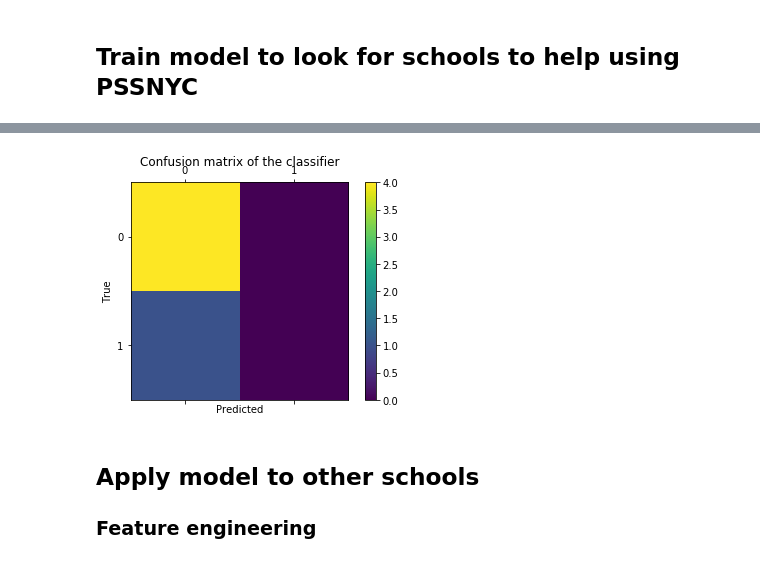
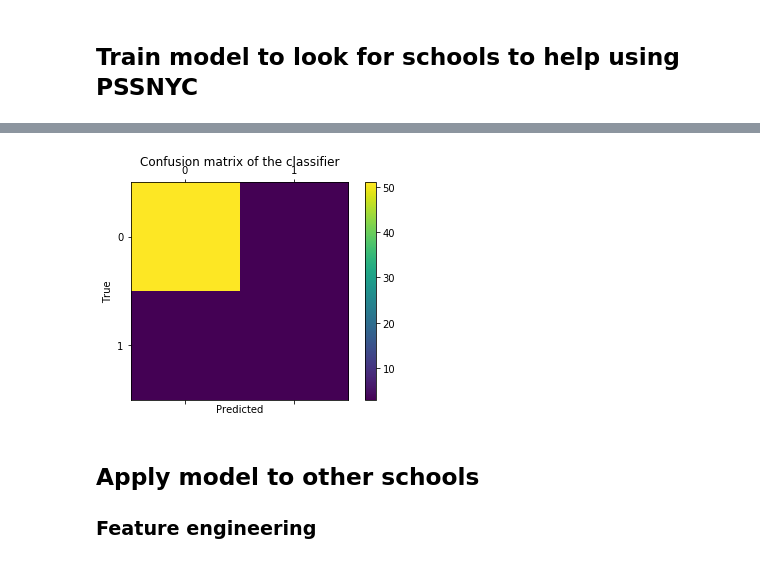
Before and after one commit to mohanliu/passnyc_dataset, a Jupyter notebook: passnyc.ipynb, the cells around one changed output, grey strips where cells are left out. Drawn from its saved outputs; the diff is of its cells as text; code cells hidden in the pictures.

```diff
--- a/passnyc.ipynb
+++ b/passnyc.ipynb
@@ -739,7 +738,9 @@ def select_features(model, ftrs, criteria):
 # %% [markdown]
 ## RandomForest Model to select features
 # %%
-model_clf = RandomForestClassifier(n_estimators = 150 , criterion = 'entropy',random_state = 0)
+from sklearn.ensemble import RandomForestClassifier
+
+model_clf = RandomForestClassifier(n_estimators = 1000 , criterion = 'entropy', random_state = 0)
 model_clf.fit(features, target)
 # %% [output]
 RandomForestClassifier(bootstrap=True, class_weight=None, criterion='entropy',
@@ -764,14 +765,25 @@ X = train.values
 y = target.values
 
 from sklearn.model_selection import train_test_split
-X_train, X_test, y_train, y_test = train_test_split(X, y, test_size = 0.20, random_state = 0)
+from sklearn.preprocessing import StandardScaler
 
-from sklearn.preprocessing import StandardScaler
-sc = StandardScaler()
-X_train = sc.fit_transform(X_train)
-X_test = sc.transform(X_test)
+# Train multiple ensembles
+test_all = []
+predict_all = []
+rf_lst = []
+for i in range(10):
+    X_train, X_test, y_train, y_test = train_test_split(X, y, test_size = 0.25, random_state = i)
 
-classifier = RandomForestClassifier(n_estimators = 1000 , criterion = 'entropy', random_state = 0)
-classifier.fit(X_train, y_train)
+    sc = StandardScaler()
+    X_train = sc.fit_transform(X_train)
+    X_test = sc.transform(X_test)
 
-y_pred = classifier.predict(X_test)
+    classifier = RandomForestClassifier(n_estimators = 1000 , criterion = 'entropy', random_state = i)
+    classifier.fit(X_train, y_train)
+
+    y_pred = classifier.predict(X_test)
+    print(f'Batch {i+1}, Score = {classifier.score(X_test, y_test)}')
+
+    test_all.extend(y_test)
+    predict_all.extend(y_pred)
+    rf_lst.append(classifier)
@@ -778,17 +811,18 @@ y_pred = classifier.predict(X_test)
 # %%
 # Making the Confusion Matrix
 from sklearn.metrics import confusion_matrix
-cm = confusion_matrix(y_test, y_pred)
+cm = confusion_matrix(test_all, predict_all)
+
 fig = plt.figure()
 ax = fig.add_subplot(111)
 cax = ax.matshow(cm)
 plt.title('Confusion matrix of the classifier')
 fig.colorbar(cax)
 plt.xlabel('Predicted')
 plt.ylabel('True')
 plt.show()
 # %% [output]
-[figure, old version]
+[figure, new version]
 # %% [markdown]
 ## Apply model to other schools
 ### Feature engineering
```
Also changed, not shown: parts of 8 cells of this notebook, 1 other file.
